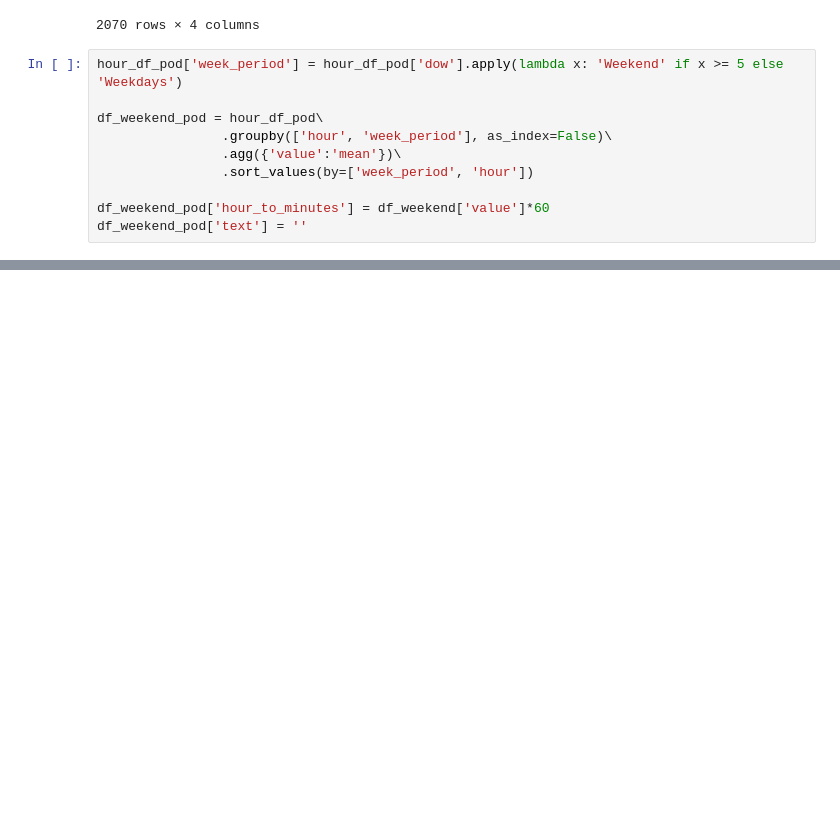
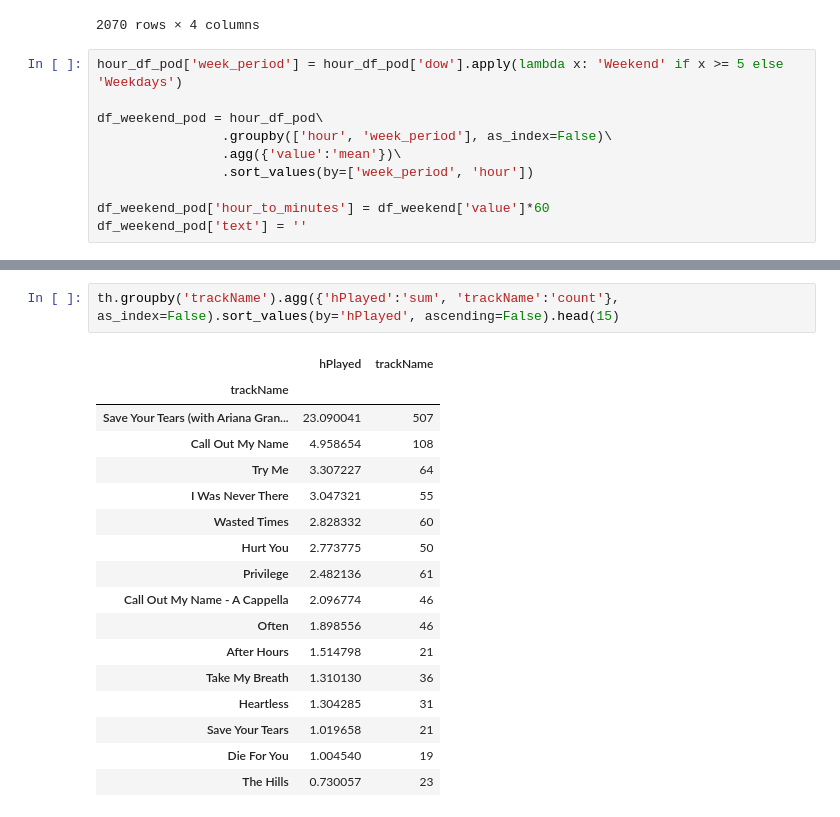
Before and after one commit to karolinastawicka/my-spotify-wrapped, a Jupyter notebook: notebooks/2. Time Related Charts.ipynb, the cells around one changed output, grey strips where cells are left out. Cells and saved outputs as stored; diff of their text form; blank space fills up the shorter version.

```diff
--- a/notebooks/2. Time Related Charts.ipynb
+++ b/notebooks/2. Time Related Charts.ipynb
@@ -499,0 +529,20 @@ write('medium', fig, 'weekday_vs_weekend')
+# %%
+th.groupby('trackName').agg({'hPlayed':'sum', 'trackName':'count'}, as_index=False).sort_values(by='hPlayed', ascending=False).head(15)
+# %% [output]
+|  | hPlayed | trackName |
+| trackName |  |  |
+| Save Your Tears (with Ariana Gran... | 23.090041 | 507 |
+| Call Out My Name | 4.958654 | 108 |
+| Try Me | 3.307227 | 64 |
+| I Was Never There | 3.047321 | 55 |
+| Wasted Times | 2.828332 | 60 |
+| Hurt You | 2.773775 | 50 |
+| Privilege | 2.482136 | 61 |
+| Call Out My Name - A Cappella | 2.096774 | 46 |
+| Often | 1.898556 | 46 |
+| After Hours | 1.514798 | 21 |
+| Take My Breath | 1.310130 | 36 |
+| Heartless | 1.304285 | 31 |
+| Save Your Tears | 1.019658 | 21 |
+| Die For You | 1.004540 | 19 |
+| The Hills | 0.730057 | 23 |
```
Also changed, not shown: parts of 7 cells of this notebook, 3 other files.
